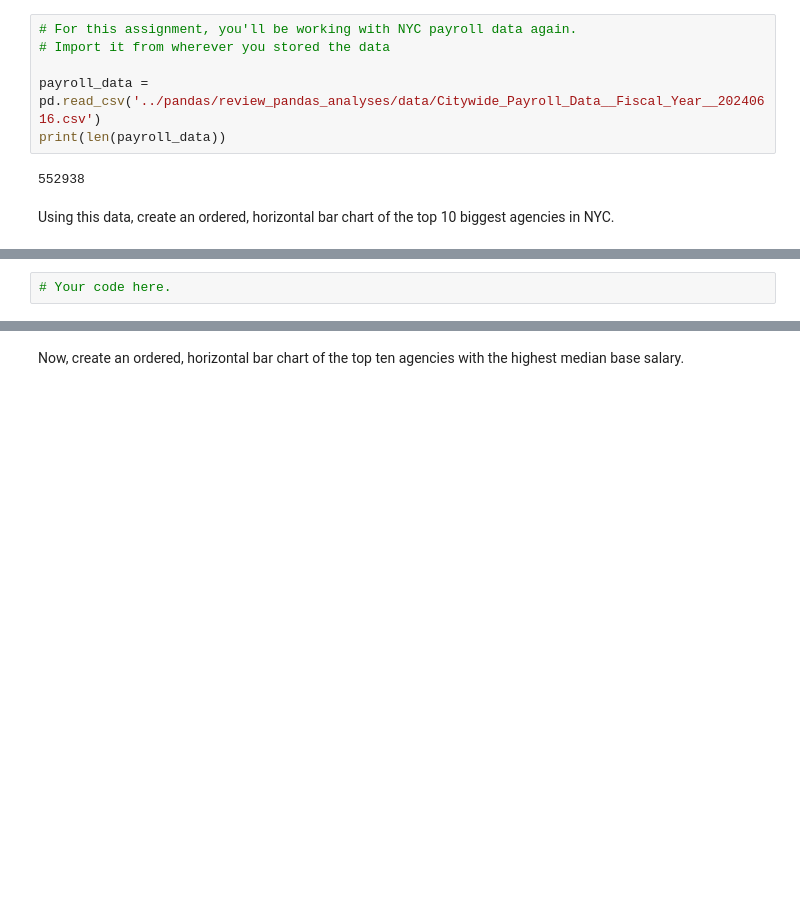
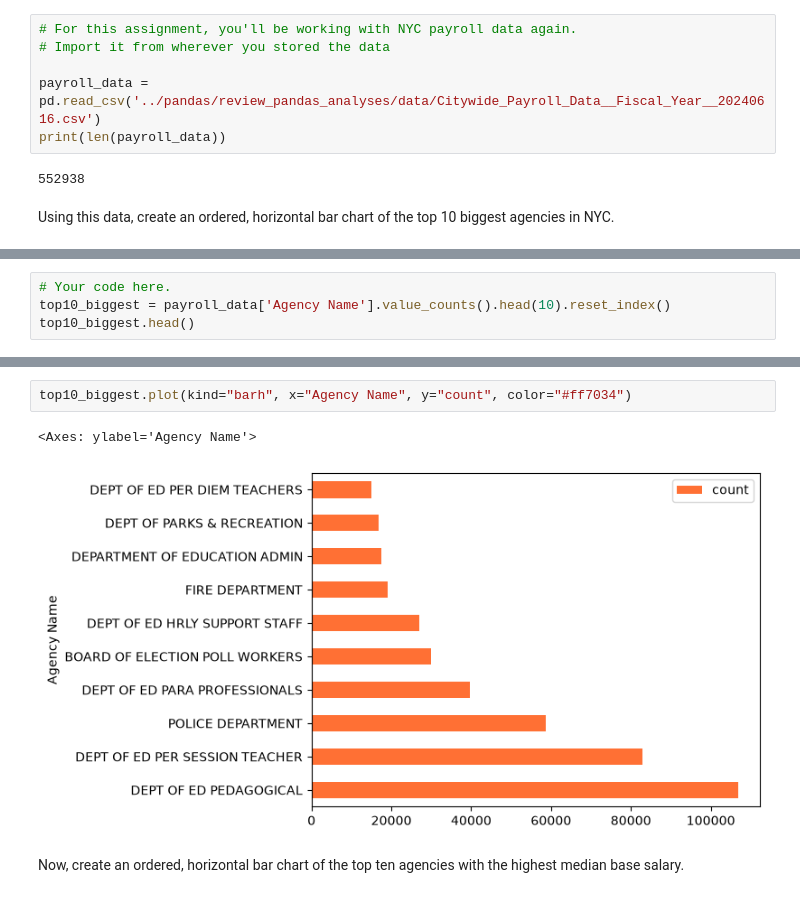
Before and after one commit to laylayounes/cuny-advanced-data-journalism-fall-2026, a Jupyter notebook: exercise-files/homework/homework6.ipynb, the cells around one changed output, grey strips where cells are left out. Saved outputs shown, nothing was run; the diff lists cells and outputs as text; blank space fills up the shorter version.

```diff
--- a/exercise-files/homework/homework6.ipynb
+++ b/exercise-files/homework/homework6.ipynb
@@ -19,2 +28,4 @@ Using this data, create an ordered, horizontal bar chart of the top 10 biggest a
 # %%
 # Your code here.
+top10_biggest = payroll_data['Agency Name'].value_counts().head(10).reset_index()
+top10_biggest.head()
@@ -21,2 +39,7 @@ Using this data, create an ordered, horizontal bar chart of the top 10 biggest a
+# %%
+top10_biggest.plot(kind="barh", x="Agency Name", y="count", color="#ff7034")
+# %% [output]
+<Axes: ylabel='Agency Name'>
+[figure, added]
 # %% [markdown]
 Now, create an ordered, horizontal bar chart of the top ten agencies with the highest median base salary.
```
Also changed, not shown: parts of 10 cells of this notebook, 6 other files.
